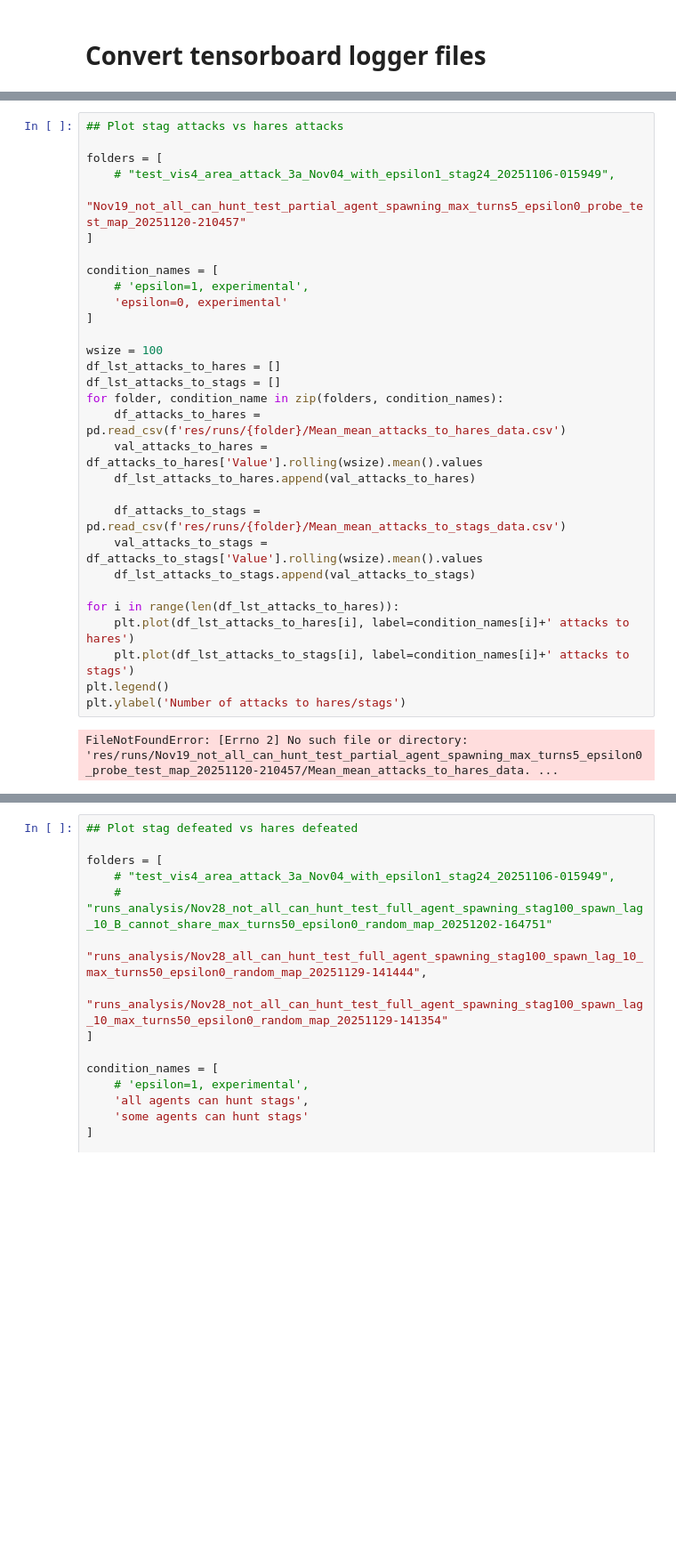
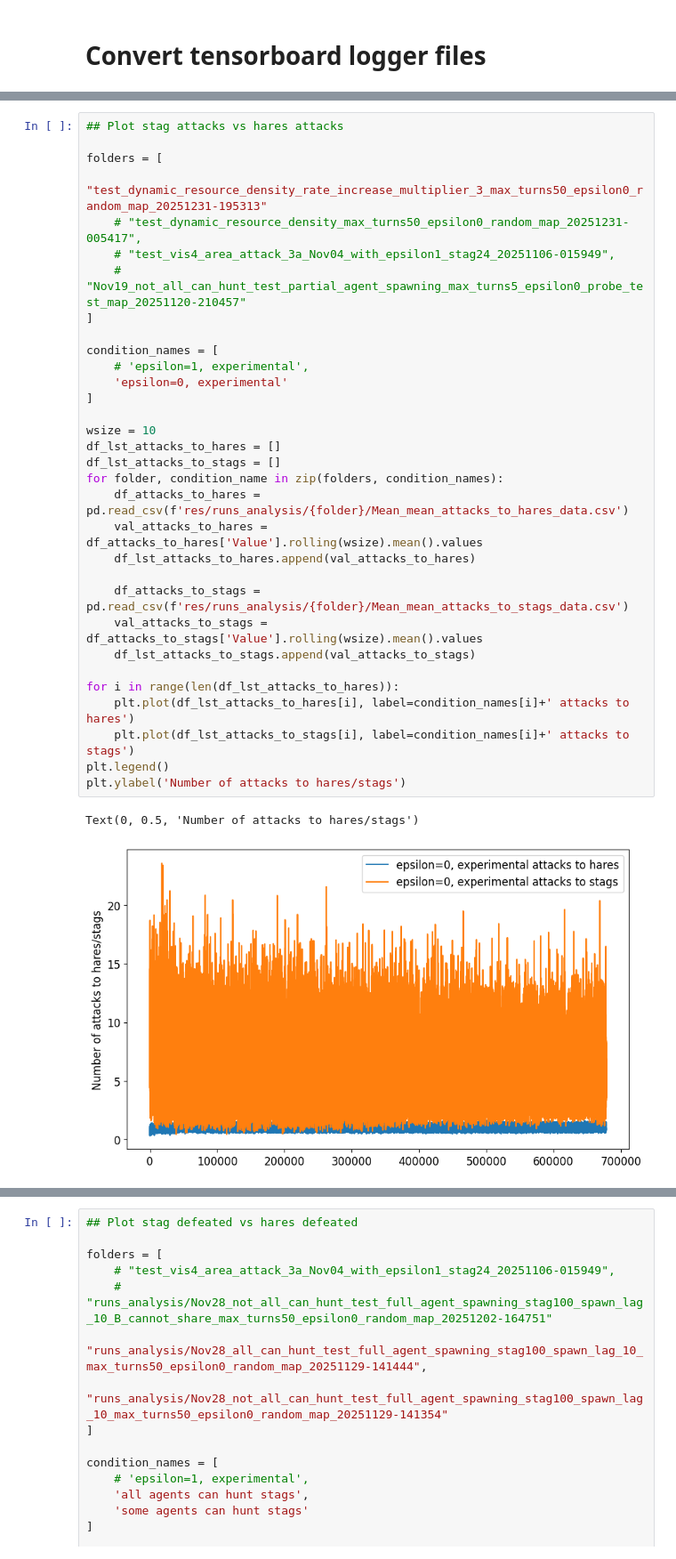
Before and after one commit to social-ai-uoft/sorrel, a Jupyter notebook: sorrel/examples/staghunt_physical/analysis/analysis.ipynb, the cells around one changed output, grey strips where cells are left out. Shown at 89% size. Drawn from its saved outputs; the diff is of its cells as text; blank space fills up the shorter version.

```diff
--- a/sorrel/examples/staghunt_physical/analysis/analysis.ipynb
+++ b/sorrel/examples/staghunt_physical/analysis/analysis.ipynb
@@ -825,32 +847,35 @@ Processed ../runs_analysis/Nov28_all_can_hunt_test_full_agent_spawning_stag100_s
 # %%
 ## Plot stag attacks vs hares attacks
 
 folders = [
+    "test_dynamic_resource_density_rate_increase_multiplier_3_max_turns50_epsilon0_random_map_20251231-195313"
+    # "test_dynamic_resource_density_max_turns50_epsilon0_random_map_20251231-005417",
     # "test_vis4_area_attack_3a_Nov04_with_epsilon1_stag24_20251106-015949",
-    "Nov19_not_all_can_hunt_test_partial_agent_spawning_max_turns5_epsilon0_probe_test_map_20251120-210457"
+    # "Nov19_not_all_can_hunt_test_partial_agent_spawning_max_turns5_epsilon0_probe_test_map_20251120-210457"
 ]
 
 condition_names = [
     # 'epsilon=1, experimental',
     'epsilon=0, experimental'
 ]
 
-wsize = 100
+wsize = 10
 df_lst_attacks_to_hares = []
 df_lst_attacks_to_stags = []
 for folder, condition_name in zip(folders, condition_names):
-    df_attacks_to_hares = pd.read_csv(f'res/runs/{folder}/Mean_mean_attacks_to_hares_data.csv')
+    df_attacks_to_hares = pd.read_csv(f'res/runs_analysis/{folder}/Mean_mean_attacks_to_hares_data.csv')
     val_attacks_to_hares = df_attacks_to_hares['Value'].rolling(wsize).mean().values
     df_lst_attacks_to_hares.append(val_attacks_to_hares)
 
-    df_attacks_to_stags = pd.read_csv(f'res/runs/{folder}/Mean_mean_attacks_to_stags_data.csv')
+    df_attacks_to_stags = pd.read_csv(f'res/runs_analysis/{folder}/Mean_mean_attacks_to_stags_data.csv')
     val_attacks_to_stags = df_attacks_to_stags['Value'].rolling(wsize).mean().values
     df_lst_attacks_to_stags.append(val_attacks_to_stags)
 
 for i in range(len(df_lst_attacks_to_hares)):
     plt.plot(df_lst_attacks_to_hares[i], label=condition_names[i]+' attacks to hares')
     plt.plot(df_lst_attacks_to_stags[i], label=condition_names[i]+' attacks to stags')
 plt.legend()
 plt.ylabel('Number of attacks to hares/stags')
 # %% [output]
-FileNotFoundError: [Errno 2] No such file or directory: 'res/runs/Nov19_not_all_can_hunt_test_partial_agent_spawning_max_turns5_epsilon0_probe_test_map_20251120-210457/Mean_mean_attacks_to_hares_data. ...
+Text(0, 0.5, 'Number of attacks to hares/stags')
+[figure, added]
```
Also changed, not shown: parts of 7 cells of this notebook, 13 other files.
